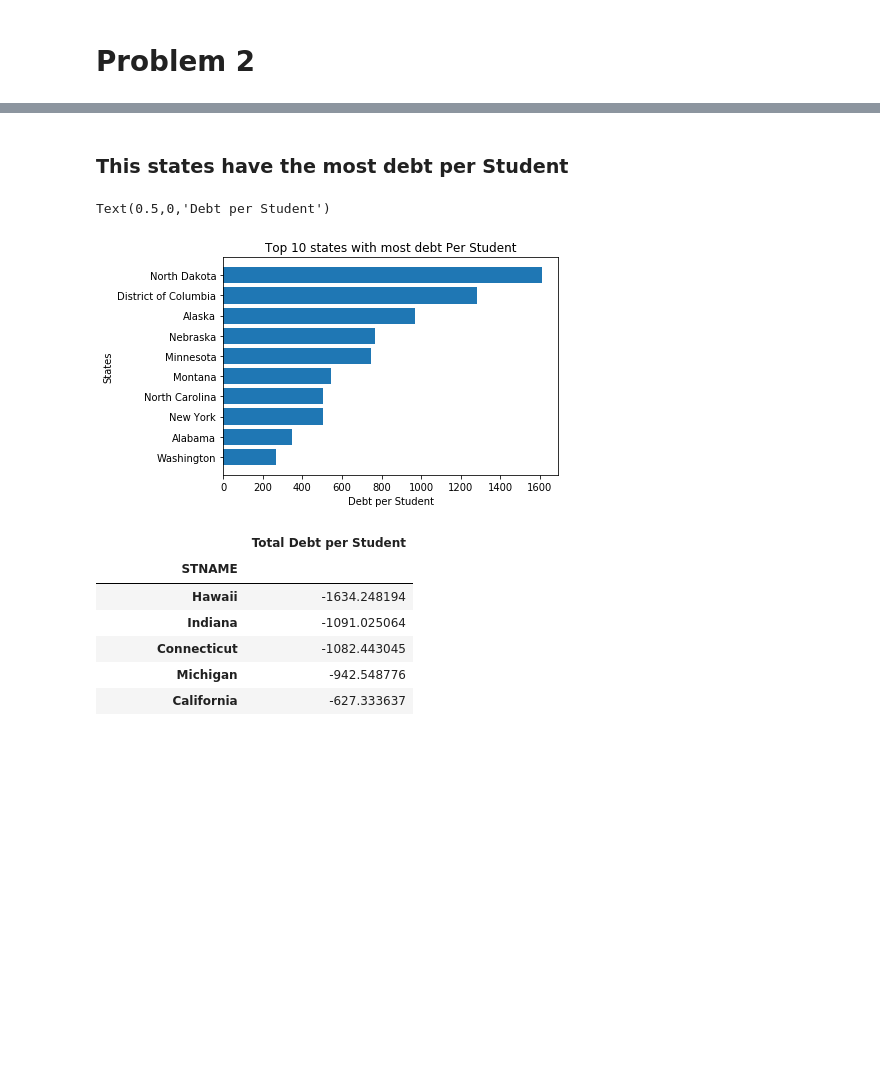
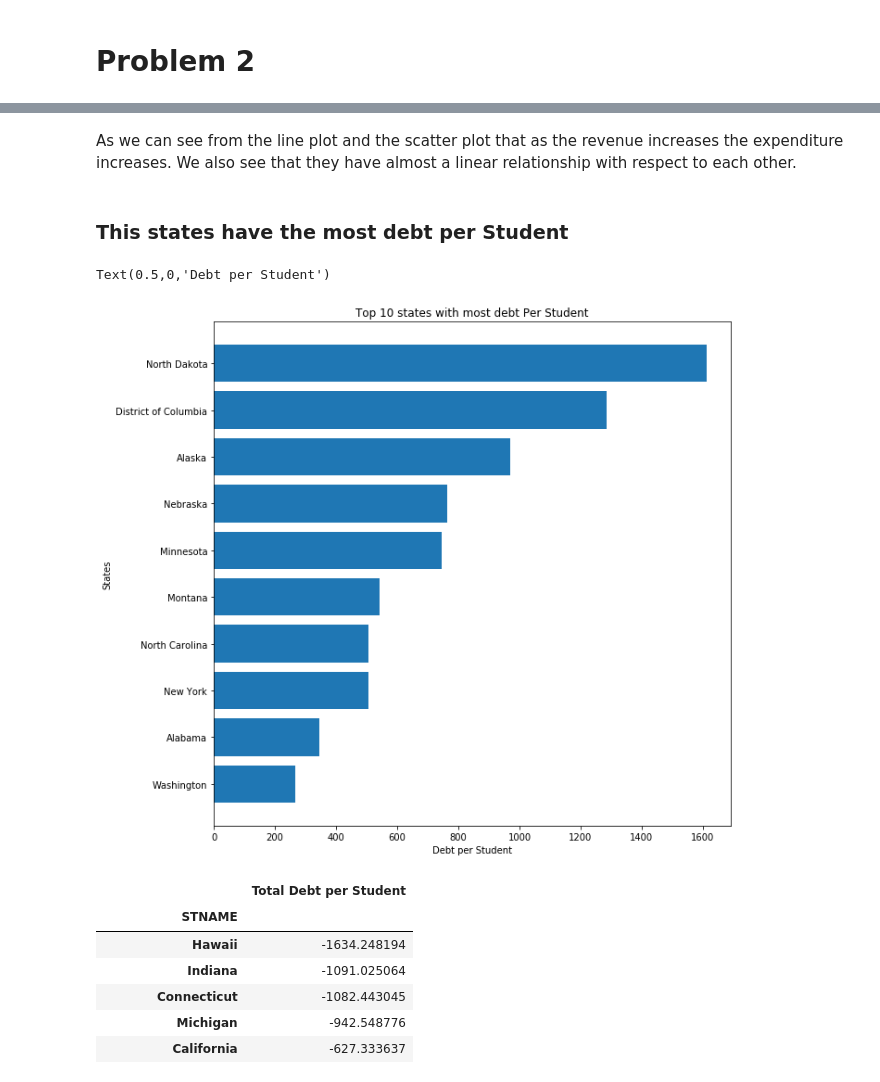
Before and after one commit to agrawal-ris/DS5500_Assignment_3, a Jupyter notebook: Rishabh_Assignment_3.ipynb, the cells around one changed output, grey strips where cells are left out. Drawn from its saved outputs; the diff is of its cells as text; code cells hidden in the pictures; blank space fills up the shorter version.

```diff
--- a/Rishabh_Assignment_3.ipynb
+++ b/Rishabh_Assignment_3.ipynb
@@ -110,14 +95,17 @@ dS = pd.DataFrame(debtStu['Total Debt per Student']).sort_values(by=['Total Debt
+# %% [markdown]
+As we can see from the line plot and the scatter plot that as the revenue increases the expenditure increases. We also see that they have almost a linear relationship with respect to each other.
 # %% [markdown]
 ### This states have the most debt per Student
 # %%
 dS1 = dS.tail(10)
+plt.figure(figsize=(10,10))
 plt.barh(dS1.index, dS1['Total Debt per Student'])
 plt.title("Top 10 states with most debt Per Student")
 plt.ylabel("States")
 plt.xlabel("Debt per Student")
 # %% [output]
 Text(0.5,0,'Debt per Student')
-[figure, old version]
+[figure, new version]
 # %%
 dS
 # %% [output]
```
Also changed, not shown: parts of 20 cells of this notebook.
